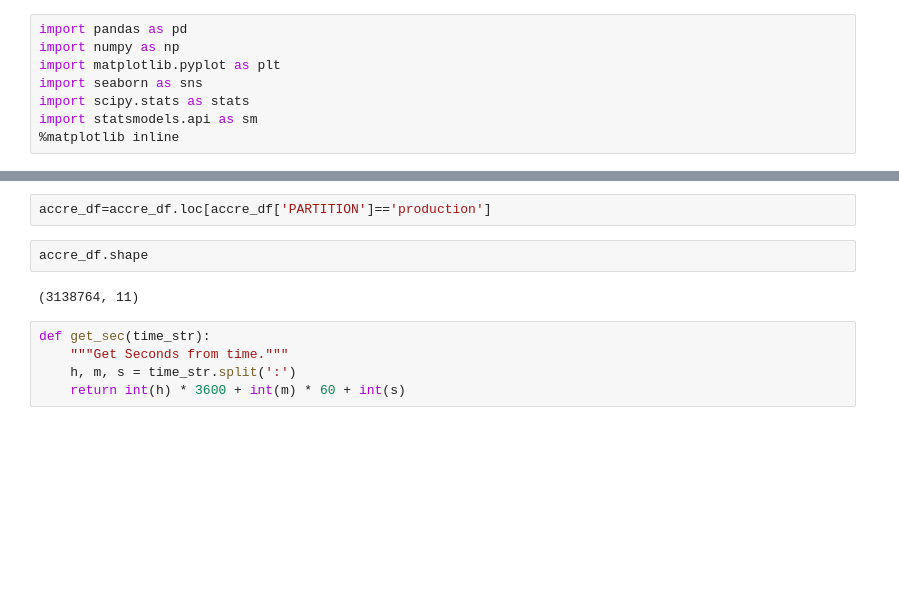
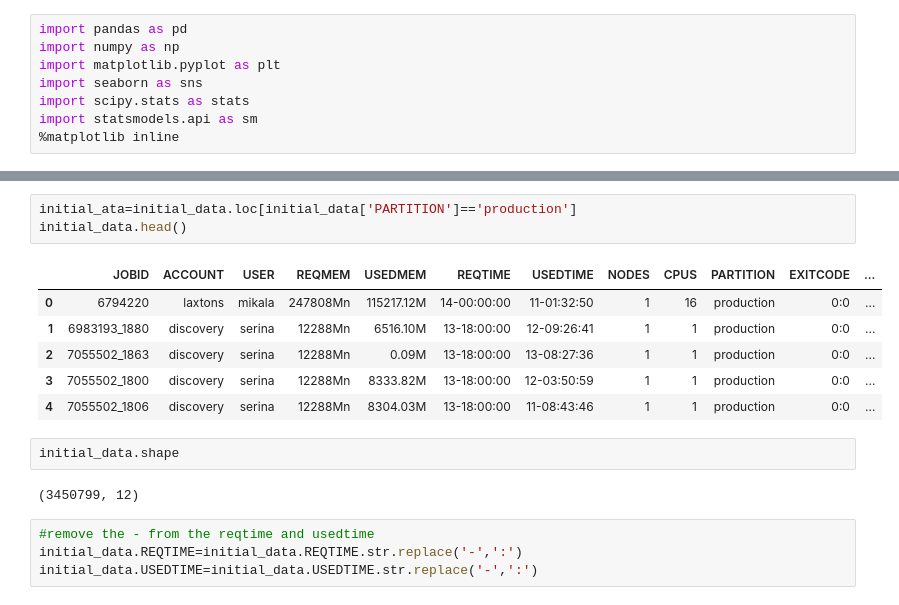
Before and after one commit to Barrett-Rogers/dq2-accre-porcupines, a Jupyter notebook: Accre_Anamika.ipynb, the cells around one changed output, grey strips where cells are left out. Saved outputs shown, nothing was run; the diff lists cells and outputs as text; blank space fills up the shorter version.

```diff
--- a/Accre_Anamika.ipynb
+++ b/Accre_Anamika.ipynb
@@ -64,11 +66,18 @@ accre_df.head()
-# %%
-accre_df=accre_df.loc[accre_df['PARTITION']=='production']
+# %%
+initial_ata=initial_data.loc[initial_data['PARTITION']=='production']
+initial_data.head()
+# %% [output]
+|  | JOBID | ACCOUNT | USER | REQMEM | USEDMEM | REQTIME | USEDTIME | NODES | CPUS | PARTITION | EXITCODE | ... |
+| 0 | 6794220 | laxtons | mikala | 247808Mn | 115217.12M | 14-00:00:00 | 11-01:32:50 | 1 | 16 | production | 0:0 | ... |
+| 1 | 6983193_1880 | discovery | serina | 12288Mn | 6516.10M | 13-18:00:00 | 12-09:26:41 | 1 | 1 | production | 0:0 | ... |
+| 2 | 7055502_1863 | discovery | serina | 12288Mn | 0.09M | 13-18:00:00 | 13-08:27:36 | 1 | 1 | production | 0:0 | ... |
+| 3 | 7055502_1800 | discovery | serina | 12288Mn | 8333.82M | 13-18:00:00 | 12-03:50:59 | 1 | 1 | production | 0:0 | ... |
+| 4 | 7055502_1806 | discovery | serina | 12288Mn | 8304.03M | 13-18:00:00 | 11-08:43:46 | 1 | 1 | production | 0:0 | ... |
 # %%
-accre_df.shape
+initial_data.shape
 # %% [output]
-(3138764, 11)
+(3450799, 12)
-# %%
-def get_sec(time_str):
-    """Get Seconds from time."""
-    h, m, s = time_str.split(':')
-    return int(h) * 3600 + int(m) * 60 + int(s)
+# %%
+#remove the - from the reqtime and usedtime
+initial_data.REQTIME=initial_data.REQTIME.str.replace('-',':')
+initial_data.USEDTIME=initial_data.USEDTIME.str.replace('-',':')
```
Also changed, not shown: parts of 29 cells of this notebook.
